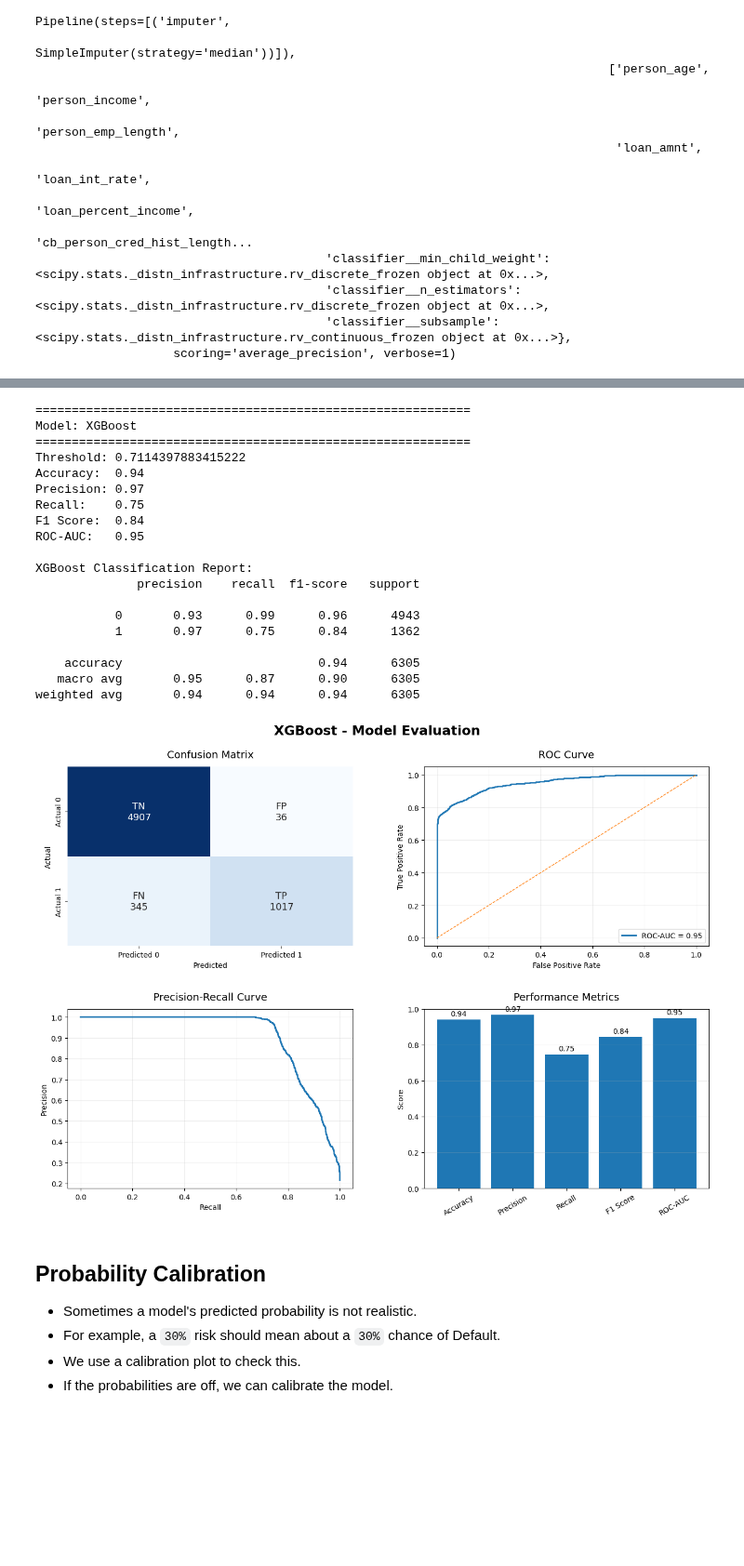
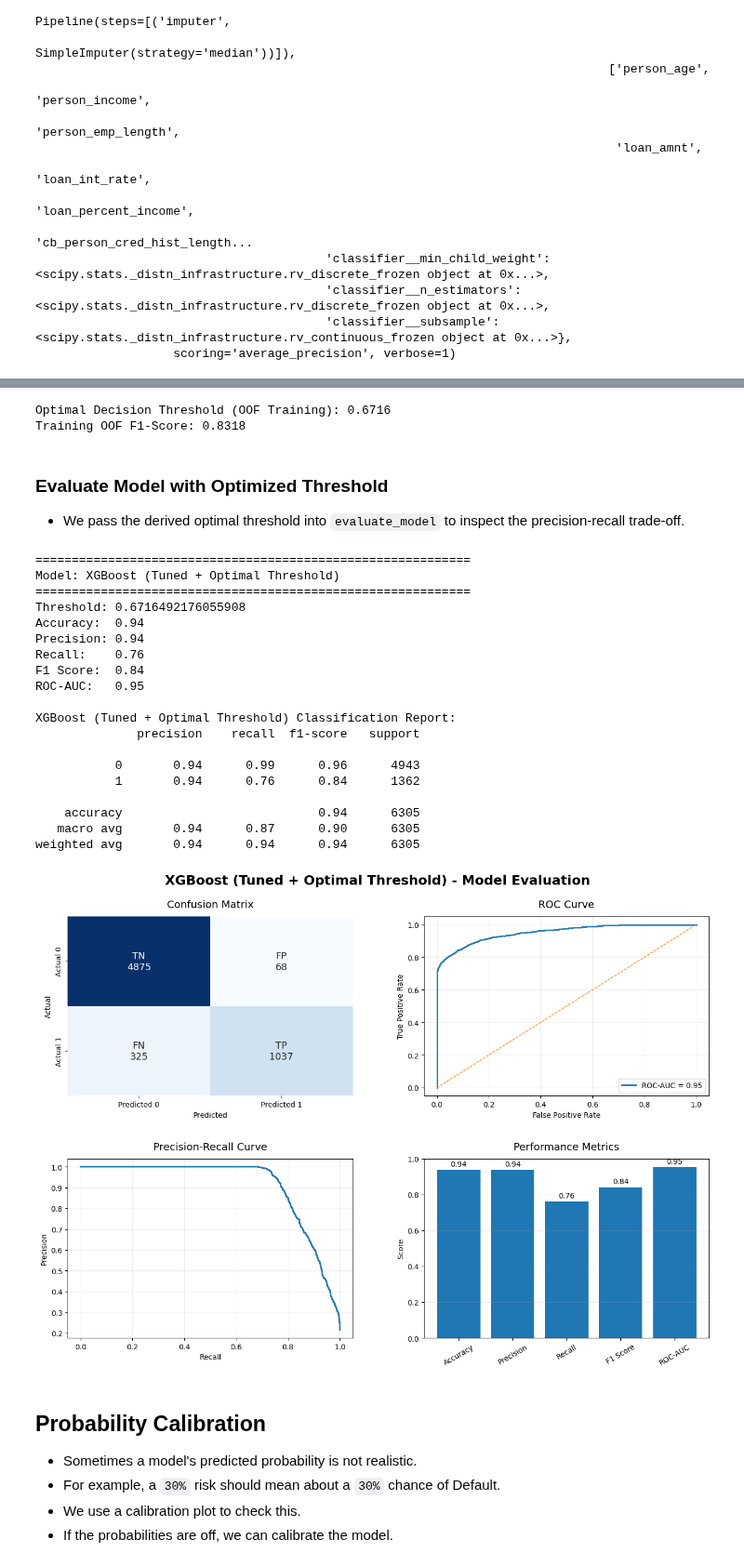
Before and after one commit to dheerajrai-dev/CrediLens, a Jupyter notebook: Credlen.ipynb, the cells around one changed output, grey strips where cells are left out. Shown at 93% size. Drawn from its saved outputs; the diff is of its cells as text; code cells hidden in the pictures; blank space fills up the shorter version.

```diff
--- a/Credlen.ipynb
+++ b/Credlen.ipynb
@@ -880,43 +996,62 @@ weighted avg       0.93      0.93      0.93      6305
 # %%
-# Get the probability of class 1 (Default) from XGBoost
-prob = xgboost_model.predict_proba(x_test)[:, 1]
+from sklearn.model_selection import cross_val_predict
+from sklearn.metrics import precision_recall_curve
 
+# Get out-of-fold predicted probabilities on x_train (prevents test-set leakage)
+oof_proba = cross_val_predict(
+    xgboost_tuned_model.best_estimator_,
+    x_train, y_train,
+    cv=cv,
+    method="predict_proba",
+    n_jobs=-1
+)[:, 1]
+
+# Compute Precision-Recall curve and find threshold maximizing F1-score on training OOF data
 # Try many different thresholds
 # For each threshold, calculate Precision and Recall
-precisions, recalls, thresholds = precision_recall_curve(y_test, prob)
+precisions, recalls, thresholds = precision_recall_curve(y_train, oof_proba)
 
 # Calculate F1 score for each threshold
-f1 = 2 * (precisions * recalls) / (precisions + recalls + 1e-9)
+f1_scores = 2 * (precisions * recalls) / (precisions + recalls + 1e-9)
 
 # Find the position of the highest F1 score
-best = np.argmax(f1[:-1])
+best_idx = np.argmax(f1_scores[:-1])
 
 # Get the threshold that gave the highest F1 score
-best_threshold = thresholds[best]
+best_threshold = float(thresholds[best_idx])
 
-# Evaluate XGBoost using the best threshold instead of the default 0.5
-evaluate_model( "XGBoost", xgboost_model, x_test, y_test, best_threshold )
+print(f"Optimal Decision Threshold (OOF Training): {best_threshold:.4f}")
+print(f"Training OOF F1-Score: {f1_scores[best_idx]:.4f}")
 # %% [output]
-============================================================
-Model: XGBoost
-============================================================
-Threshold: 0.7114397883415222
-Accuracy:  0.94
-Precision: 0.97
-Recall:    0.75
-F1 Score:  0.84
-ROC-AUC:   0.95
-
-XGBoost Classification Report:
-              precision    recall  f1-score   support
-
-           0       0.93      0.99      0.96      4943
-           1       0.97      0.75      0.84      1362
-
-    accuracy                           0.94      6305
-   macro avg       0.95      0.87      0.90      6305
-weighted avg       0.94      0.94      0.94      6305
+Optimal Decision Threshold (OOF Training): 0.6716
+Training OOF F1-Score: 0.8318
-[figure, removed]
+# %% [markdown]
+###  Evaluate Model with Optimized Threshold
+
+- We pass the derived optimal threshold into `evaluate_model` to inspect the precision-recall trade-off.
+# %%
+evaluate_model("XGBoost (Tuned + Optimal Threshold)", xgboost_tuned_model, x_test, y_test, threshold=best_threshold)
+# %% [output]
+============================================================
+Model: XGBoost (Tuned + Optimal Threshold)
+============================================================
+Threshold: 0.6716492176055908
+Accuracy:  0.94
+Precision: 0.94
+Recall:    0.76
+F1 Score:  0.84
+ROC-AUC:   0.95
+
+XGBoost (Tuned + Optimal Threshold) Classification Report:
+              precision    recall  f1-score   support
+
+           0       0.94      0.99      0.96      4943
+           1       0.94      0.76      0.84      1362
+
+    accuracy                           0.94      6305
+   macro avg       0.94      0.87      0.90      6305
+weighted avg       0.94      0.94      0.94      6305
+[figure, added]
 # %% [markdown]
 ## Probability Calibration
 
```
Also changed, not shown: parts of 76 cells of this notebook.
